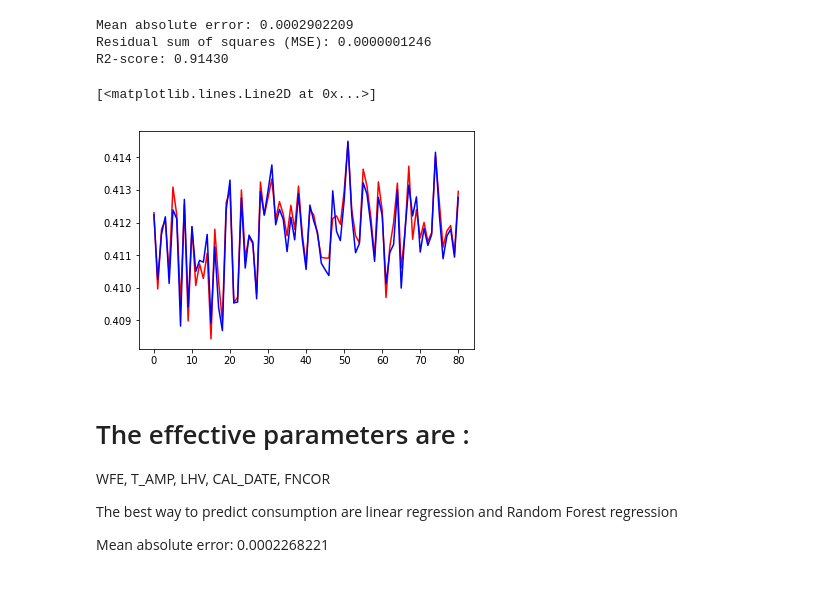
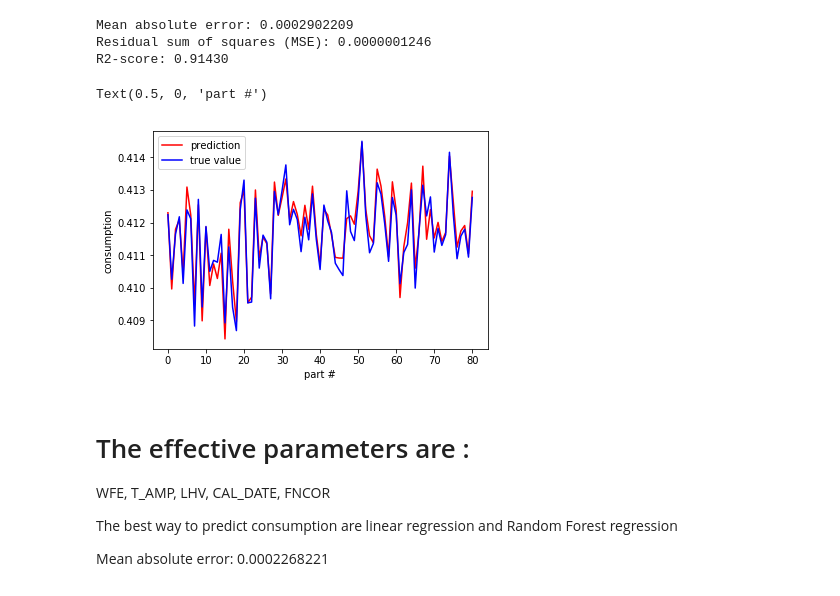
Before and after one commit to ptavakolian/Consumption-prediction, a Jupyter notebook: Code_predicting consumption.ipynb, the cells around one changed output. Saved outputs shown, nothing was run; the diff lists cells and outputs as text; code cells hidden in the pictures.

```diff
--- a/Code_predicting consumption.ipynb
+++ b/Code_predicting consumption.ipynb
@@ -518,14 +517,14 @@ Mean absolute error: 0.0002902209
 Residual sum of squares (MSE): 0.0000001246
 R2-score: 0.91430
 # %%
-plt.plot(y_hat_rf,color='red')
-plt.plot(test_y,color='blue')
+plt.plot(y_hat_rf,color='red', label='prediction')
+plt.plot(test_y,color='blue', label='true value')
 plt.legend(loc='upper left',fontsize=10)
 plt.ylabel('consumption')
 plt.xlabel('part #')
 # %% [output]
-[<matplotlib.lines.Line2D at 0x...>]
+Text(0.5, 0, 'part #')
-[figure, old version]
+[figure, new version]
 # %% [markdown]
 # The effective parameters are :
 WFE, T_AMP, LHV, CAL_DATE, FNCOR
```
Also changed, not shown: parts of 1 cell of this notebook.
